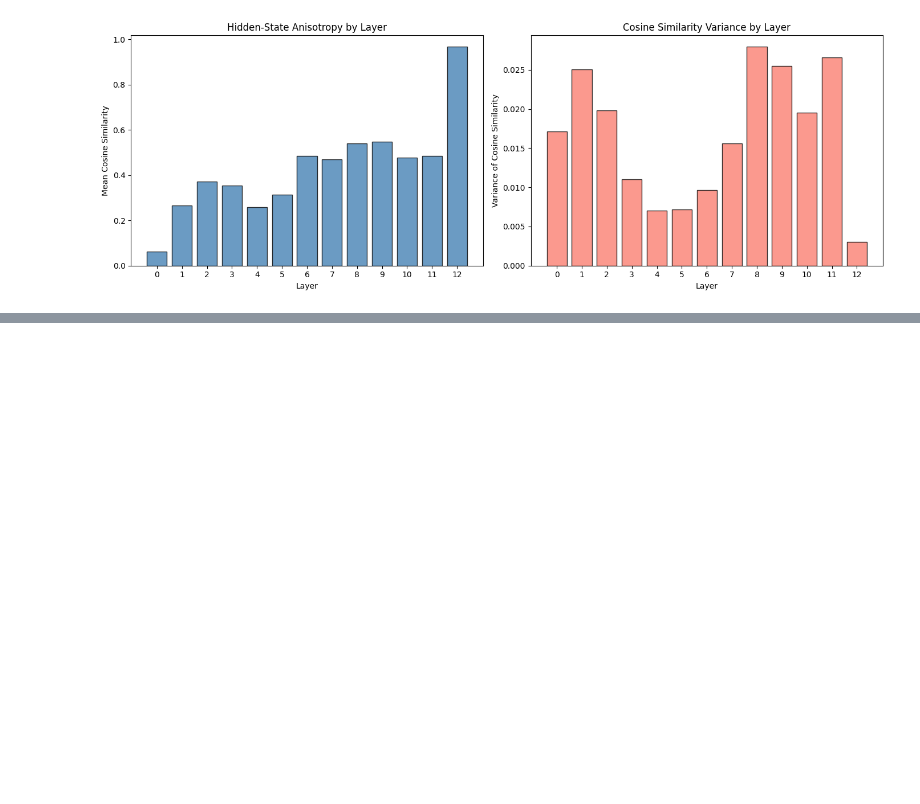
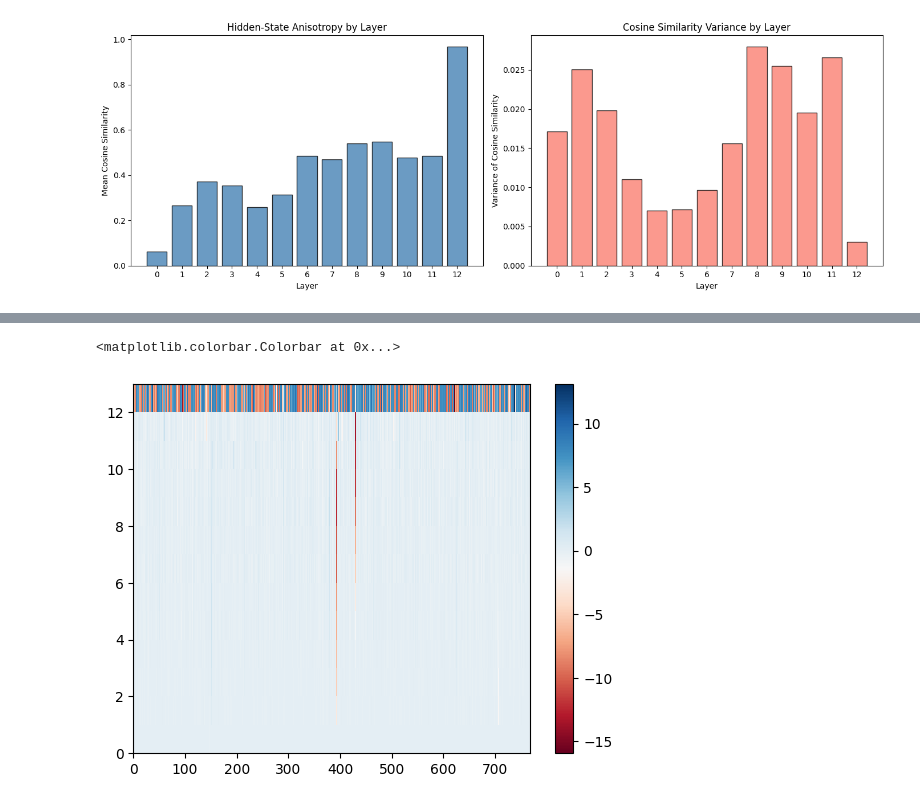
Before and after one commit to ychnli/depth-routing, a Jupyter notebook: notebooks/hidden_layer_trajectories.ipynb, the cells around one changed output, grey strips where cells are left out. Saved outputs shown, nothing was run; the diff lists cells and outputs as text; code cells hidden in the pictures; blank space fills up the shorter version.

```diff
--- a/notebooks/hidden_layer_trajectories.ipynb
+++ b/notebooks/hidden_layer_trajectories.ipynb
@@ -169,2 +169,8 @@ plt.show()
+# %%
+plt.pcolormesh(hidden_pool.mean(axis=1), cmap='RdBu')
+plt.colorbar()
+# %% [output]
+<matplotlib.colorbar.Colorbar at 0x...>
+[figure, added]
 # %%
 # Compute cosine similarity between layer i and layer j across all tokens
```
Also changed, not shown: parts of 7 cells of this notebook, 5 other files.
